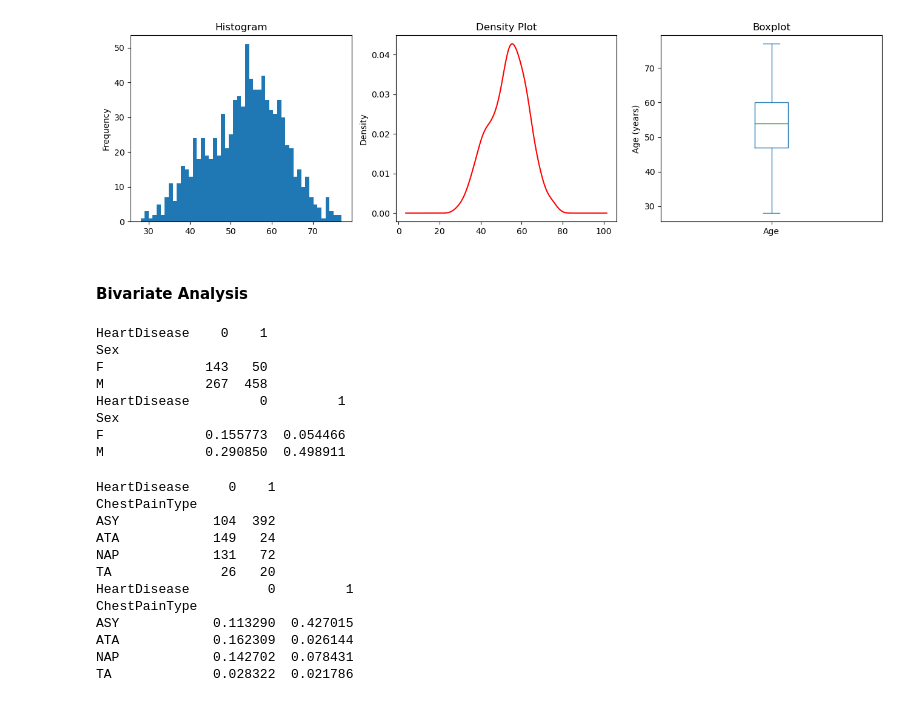
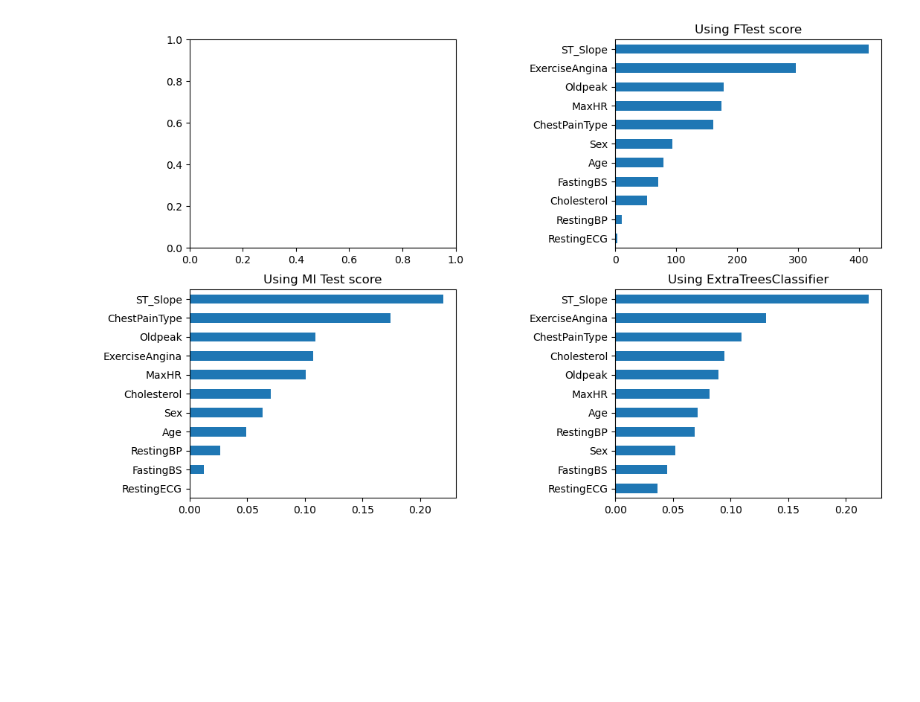
Before and after one commit to matthewstreets/heart-disease-classification, a Jupyter notebook: heart.ipynb, the cells around one changed output. Saved outputs shown, nothing was run; the diff lists cells and outputs as text; code cells hidden in the pictures; blank space fills up the shorter version.

```diff
--- a/heart.ipynb
+++ b/heart.ipynb
@@ -66,3 +257,9 @@ The first five rows of the DataFrame are as follows:
+# %%
+df['Sex'] = df['Sex'].astype('category').cat.codes
+df['ChestPainType'] = df['ChestPainType'].astype('category').cat.codes
+df['RestingECG'] = df['RestingECG'].astype('category').cat.codes
+df['ExerciseAngina'] = df['ExerciseAngina'].astype('category').cat.codes
+df['ST_Slope'] = df['ST_Slope'].astype('category').cat.codes
 # %%
 df.head()
 # %% [output]
@@ -160,42 +281,30 @@ plt.show()
+# %%
+X = df.drop(['HeartDisease'], axis=1)
+y = df['HeartDisease']
+# %%
+from sklearn.feature_selection import SelectKBest, chi2, mutual_info_classif, f_classif
+
+ftest = SelectKBest(score_func = f_classif, k = 'all').fit(X, y)
+ftest_sorted = pd.Series(data = ftest.scores_, index = X.columns).sort_values()
+
+mitest = SelectKBest(score_func = mutual_info_classif, k = 'all').fit(X, y)
+mitest_sorted = pd.Series(data = mitest.scores_, index = X.columns).sort_values()
+# %%
+from sklearn.ensemble import ExtraTreesClassifier
+
+xtrees = ExtraTreesClassifier().fit(X, y)
+xtrees_sorted = pd.Series(data = xtrees.feature_importances_, index = X.columns).sort_values()
+
+from sklearn.feature_selection import mutual_info_classif
+
+muinfo = mutual_info_classif(X, y)
+muinfo_sorted = pd.Series(data = muinfo, index = X.columns).sort_values()
 # %%
-fig, axes = plt.subplots(nrows=1, ncols=3, figsize=(16,4))
-df['Age'].plot(kind='hist', bins=50, ax=axes[0], xlabel='Age (years)', title='Histogram')
-df['Age'].plot(kind='density', color='r', ax=axes[1], title='Density Plot')
-df['Age'].plot(kind='box', ax=axes[2], ylabel='Age (years)', xlabel='', title='Boxplot')
+fig, axes = plt.subplots(nrows = 2, ncols = 2, figsize = (12, 8))
+plt.subplots_adjust(wspace = 0.6)
+ftest_sorted.plot(kind='barh', ax=axes[0, 1], title='Using FTest score')
+xtrees_sorted.plot(kind='barh', ax=axes[1, 1], title='Using ExtraTreesClassifier')
+mitest_sorted.plot(kind='barh', ax=axes[1, 0], title='Using MI Test score')
 plt.show()
 # %% [output]
-[figure, old version]
+[figure, new version]
-# %% [markdown]
-#### Bivariate Analysis
-# %%
-sex_hd = pd.crosstab(df['Sex'], df['HeartDisease'])
-sex_hd_norm = pd.crosstab(df['Sex'], df['HeartDisease'], normalize=True)
-print(sex_hd)
-print(sex_hd_norm)
-# %% [output]
-HeartDisease    0    1
-Sex
-F             143   50
-M             267  458
-HeartDisease         0         1
-Sex
-F             0.155773  0.054466
-M             0.290850  0.498911
-# %%
-chestpain_hd = pd.crosstab(df['ChestPainType'], df['HeartDisease'])
-print(chestpain_hd)
-chestpain_hd_norm = pd.crosstab(df['ChestPainType'], df['HeartDisease'], normalize=True)
-print(chestpain_hd_norm)
-# %% [output]
-HeartDisease     0    1
-ChestPainType
-ASY            104  392
-ATA            149   24
-NAP            131   72
-TA              26   20
-HeartDisease          0         1
-ChestPainType
-ASY            0.113290  0.427015
-ATA            0.162309  0.026144
-NAP            0.142702  0.078431
-TA             0.028322  0.021786
```
Also changed, not shown: parts of 54 cells of this notebook, 1 other file.
